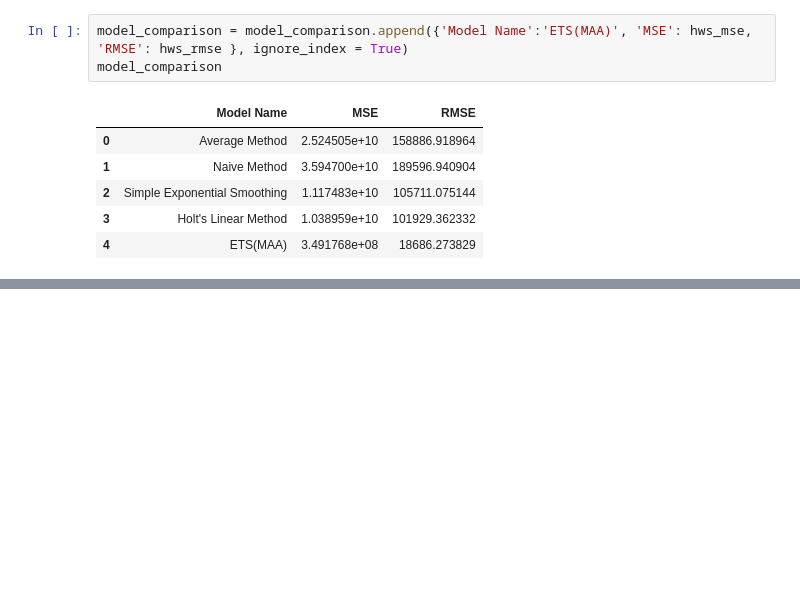
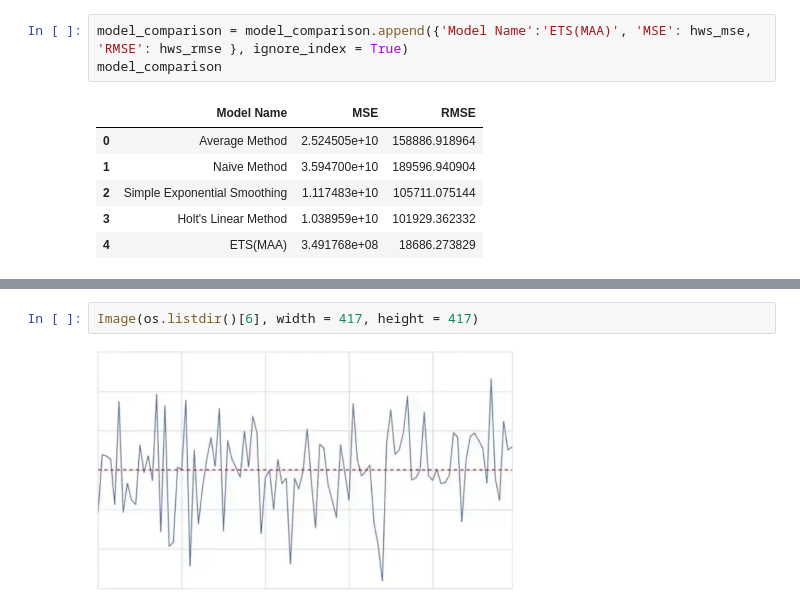
Before and after one commit to hamzajabbarr/time_series_forecasting_example, a Jupyter notebook: Time_series.ipynb, the cells around one changed output, grey strips where cells are left out. Drawn from its saved outputs; the diff is of its cells as text; blank space fills up the shorter version.

```diff
--- a/Time_series.ipynb
+++ b/Time_series.ipynb
@@ -497,0 +510,4 @@ model_comparison
+# %%
+Image(os.listdir()[6], width = 417, height = 417)
+# %% [output]
+[figure, added]
```
Also changed, not shown: parts of 3 cells of this notebook.
